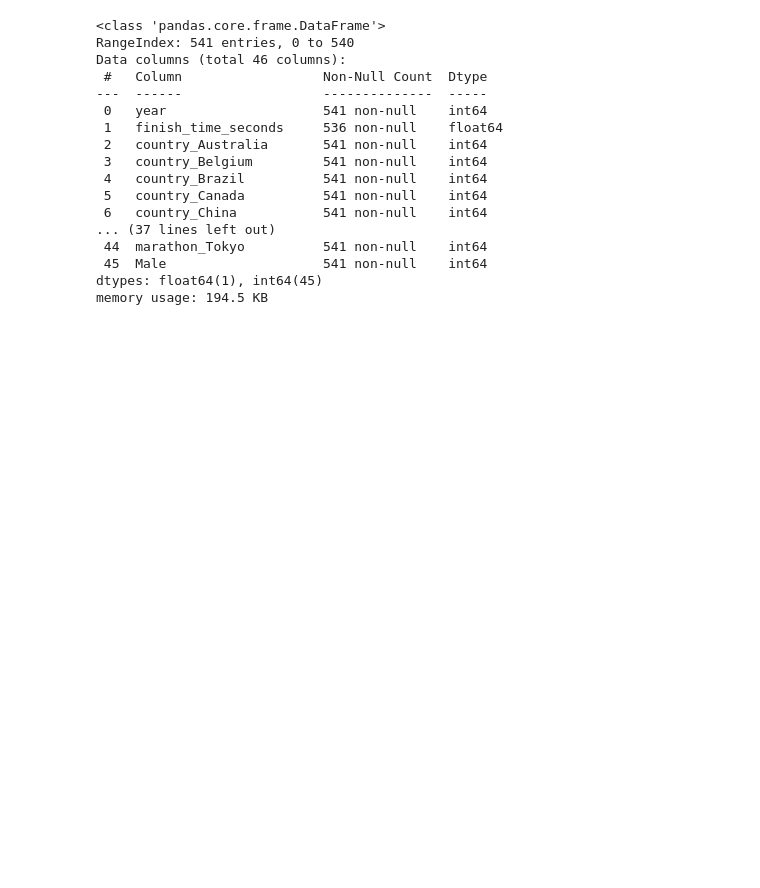
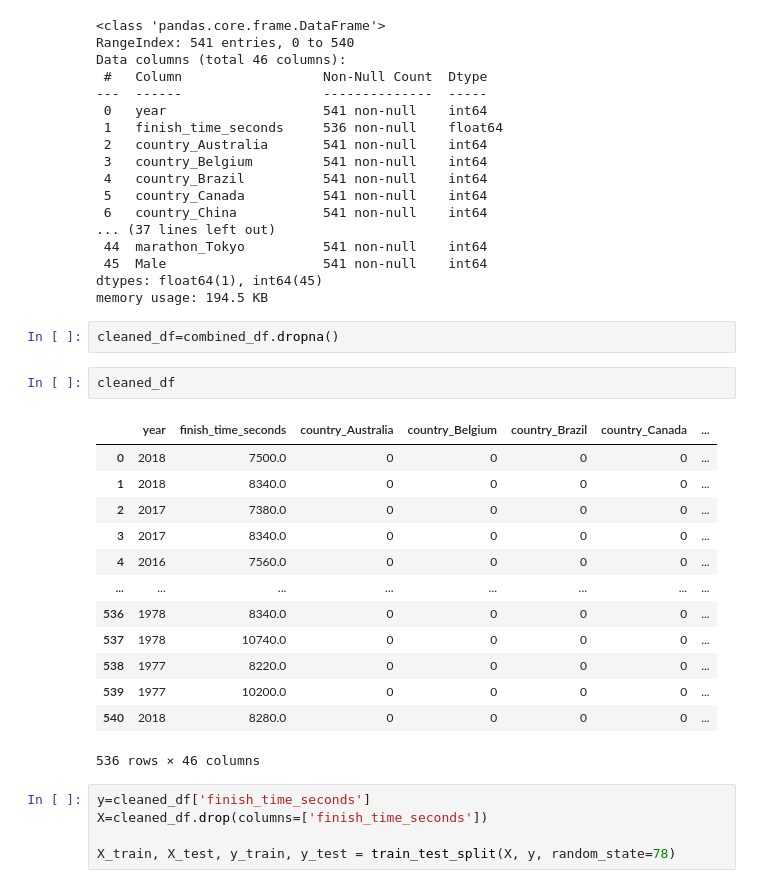
Before and after one commit to skutlick/project-04, a Jupyter notebook: marathon_winner.ipynb, the cells around one changed output. Saved outputs shown, nothing was run; the diff lists cells and outputs as text; blank space fills up the shorter version.

```diff
--- a/marathon_winner.ipynb
+++ b/marathon_winner.ipynb
@@ -163,3 +171,26 @@ Data columns (total 46 columns):
  45  Male                    541 non-null    int64
 dtypes: float64(1), int64(45)
 memory usage: 194.5 KB
+# %%
+cleaned_df=combined_df.dropna()
+# %%
+cleaned_df
+# %% [output]
+|  | year | finish_time_seconds | country_Australia | country_Belgium | country_Brazil | country_Canada | ... |
+| 0 | 2018 | 7500.0 | 0 | 0 | 0 | 0 | ... |
+| 1 | 2018 | 8340.0 | 0 | 0 | 0 | 0 | ... |
+| 2 | 2017 | 7380.0 | 0 | 0 | 0 | 0 | ... |
+| 3 | 2017 | 8340.0 | 0 | 0 | 0 | 0 | ... |
+| 4 | 2016 | 7560.0 | 0 | 0 | 0 | 0 | ... |
+| ... | ... | ... | ... | ... | ... | ... | ... |
+| 536 | 1978 | 8340.0 | 0 | 0 | 0 | 0 | ... |
+| 537 | 1978 | 10740.0 | 0 | 0 | 0 | 0 | ... |
+| 538 | 1977 | 8220.0 | 0 | 0 | 0 | 0 | ... |
+| 539 | 1977 | 10200.0 | 0 | 0 | 0 | 0 | ... |
+| 540 | 2018 | 8280.0 | 0 | 0 | 0 | 0 | ... |
+536 rows × 46 columns
+# %%
+y=cleaned_df['finish_time_seconds']
+X=cleaned_df.drop(columns=['finish_time_seconds'])
+
+X_train, X_test, y_train, y_test = train_test_split(X, y, random_state=78)
```
Also changed, not shown: parts of 9 cells of this notebook.
